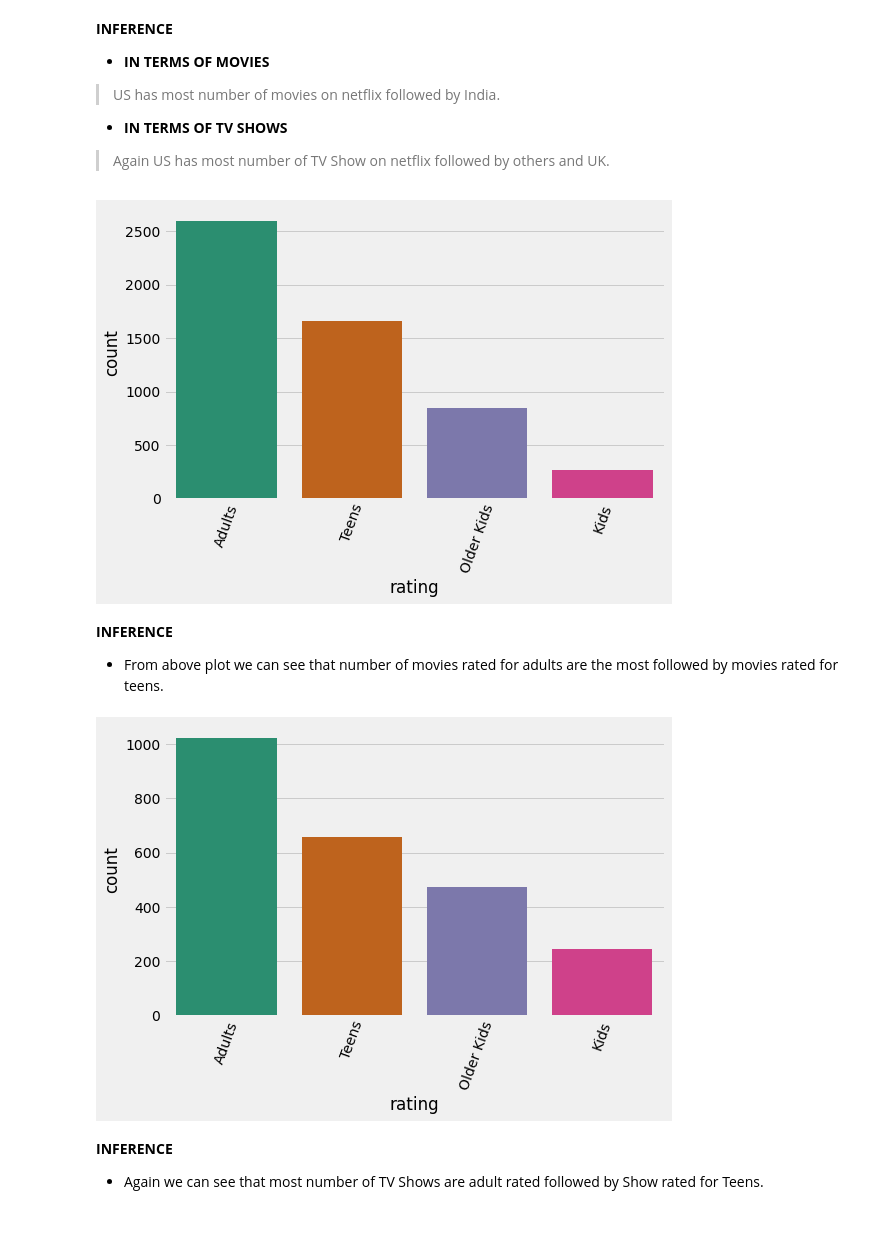
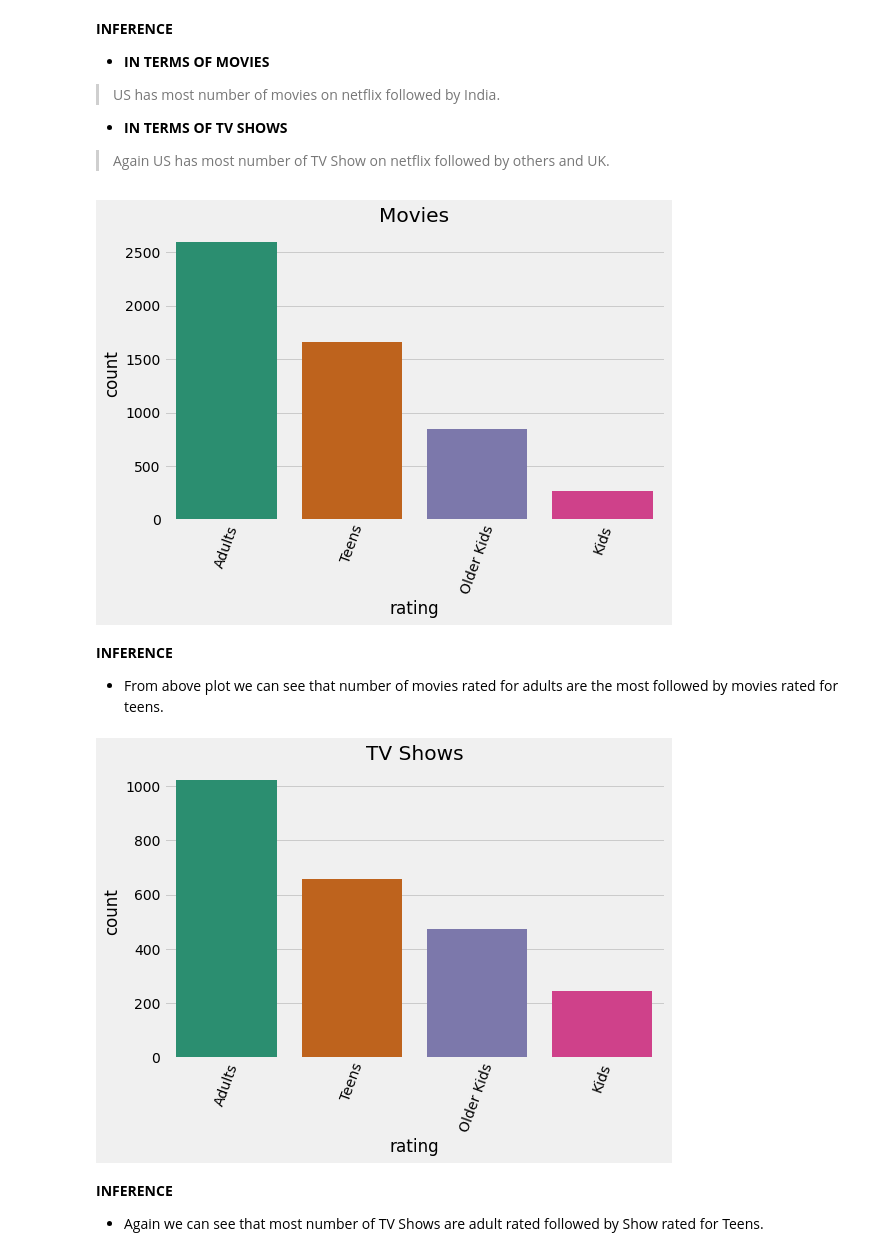
Before and after one commit to AYUSH-SHARMA25/NETFLIX-MOVIES-AND-TV-SHOWS-CLUSTERING, a Jupyter notebook: NETFLIX_MOVIES_AND_TV_SHOWS_CLUSTERING.ipynb, the cells around one changed output. Saved outputs shown, nothing was run; the diff lists cells and outputs as text; code cells hidden in the pictures; blank space fills up the shorter version.

```diff
--- a/NETFLIX_MOVIES_AND_TV_SHOWS_CLUSTERING.ipynb
+++ b/NETFLIX_MOVIES_AND_TV_SHOWS_CLUSTERING.ipynb
@@ -247,12 +247,13 @@ netflix_movies = df[df['type'] == 'Movie']
 netflix_tv = df[df['type'] == 'TV Show']
 # %%
 # Defining a ploting function
-def count_order(column, color_palette):
+def count_order(column, color_palette,title):
   '''
   this function plots counplot with order parameter
   '''
   plt.figure(figsize = (8,5))
   sns.countplot(column, palette = color_palette, order =column.value_counts().index[:10])
+  plt.title(title)
   plt.xticks(rotation = 70)
   plt.show()
 # %%
@@ -293,18 +294,18 @@ count_order(netflix_tv['country'], 'Dark2')
 > Again US has most number of TV Show on netflix followed by others and UK.
 # %%
 # Content ratings of movies on netflix
-count_order(netflix_movies['rating'], 'Dark2')
+count_order(netflix_movies['rating'], 'Dark2','Movies')
 # %% [output]
-[figure, old version]
+[figure, new version]
 # %% [markdown]
 **INFERENCE**
 
 *   From above plot we can see that number of movies rated for adults are the most followed by movies rated for teens.
 # %%
 # Content rating of TV Show on netflix
-count_order(netflix_tv['rating'], 'Dark2')
+count_order(netflix_tv['rating'], 'Dark2','TV Shows')
 # %% [output]
-[figure, old version]
+[figure, new version]
 # %% [markdown]
 **INFERENCE**
 
```
Also changed, not shown: parts of 11 cells of this notebook.
